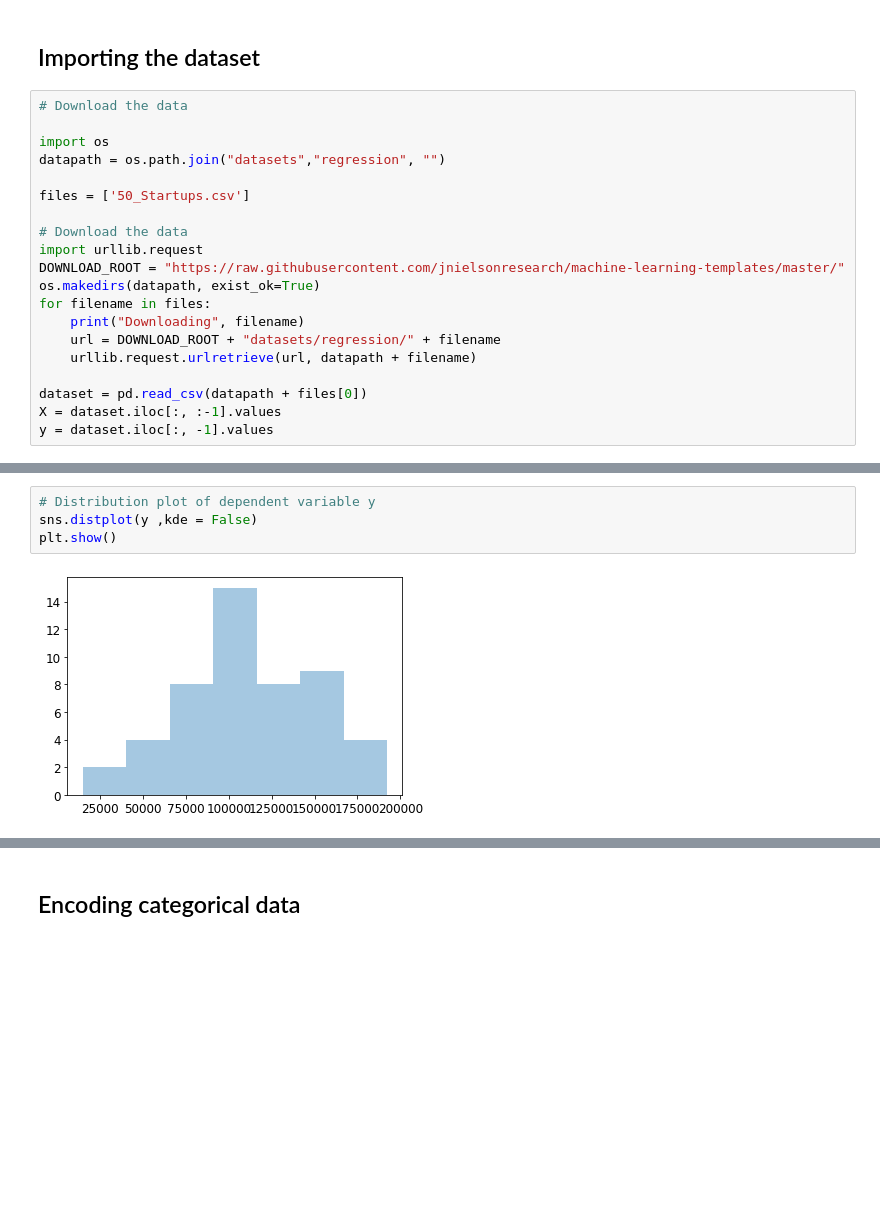
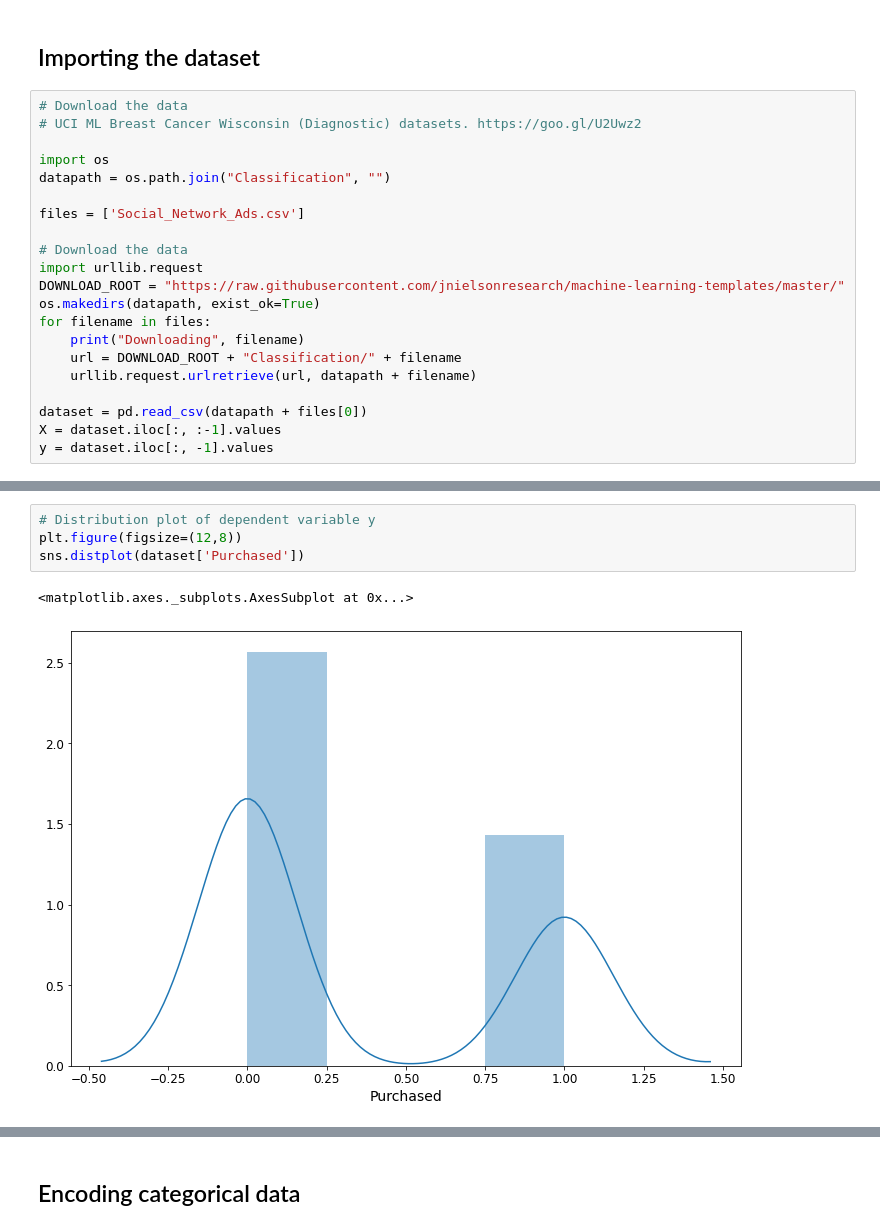
Before and after one commit to jnielsonresearch/Machine-Learning-Templates, a Jupyter notebook: Classification/Classification_models.ipynb, the cells around one changed output, grey strips where cells are left out. Cells and saved outputs as stored; diff of their text form; blank space fills up the shorter version.

```diff
--- a/Classification/Classification_models.ipynb
+++ b/Classification/Classification_models.ipynb
@@ -29,11 +27,12 @@ mpl.rc('ytick', labelsize=12)
 ## Importing the dataset
 # %%
 # Download the data
+# UCI ML Breast Cancer Wisconsin (Diagnostic) datasets. https://goo.gl/U2Uwz2
 
 import os
-datapath = os.path.join("datasets","regression", "")
+datapath = os.path.join("Classification", "")
 
-files = ['50_Startups.csv']
+files = ['Social_Network_Ads.csv']
 
 # Download the data
 import urllib.request
@@ -41,7 +40,7 @@ DOWNLOAD_ROOT = "https://raw.githubusercontent.com/jnielsonresearch/machine-lear
 os.makedirs(datapath, exist_ok=True)
 for filename in files:
     print("Downloading", filename)
-    url = DOWNLOAD_ROOT + "datasets/regression/" + filename
+    url = DOWNLOAD_ROOT + "Classification/" + filename
     urllib.request.urlretrieve(url, datapath + filename)
 
 dataset = pd.read_csv(datapath + files[0])
@@ -73,7 +72,8 @@ dataset.describe()
 # %%
 # Distribution plot of dependent variable y
-sns.distplot(y ,kde = False)
-plt.show()
+plt.figure(figsize=(12,8))
+sns.distplot(dataset['Purchased'])
 # %% [output]
+<matplotlib.axes._subplots.AxesSubplot at 0x...>
-[figure, old version]
+[figure, new version]
 # %%
```
Also changed, not shown: parts of 59 cells of this notebook, 1 other file.
